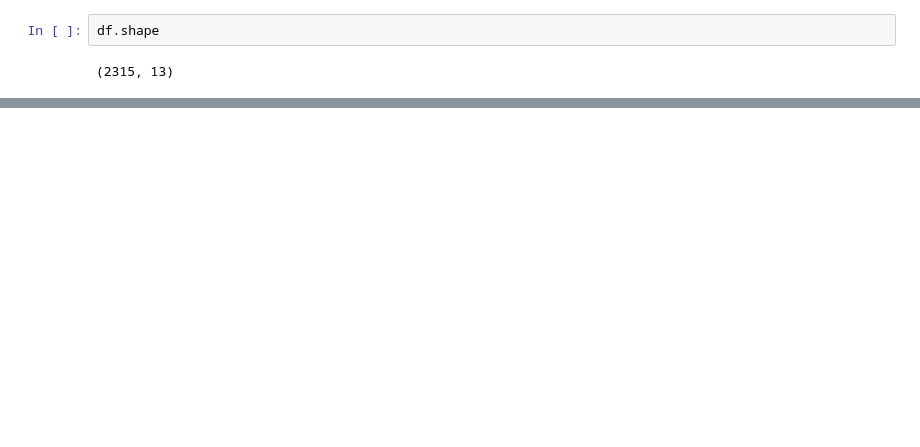
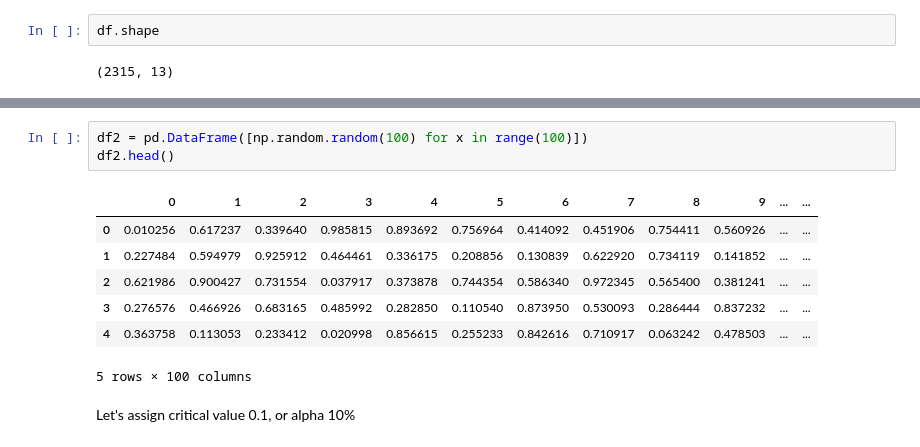
Before and after one commit to smeteo/Applied-DS-with-Python, a Jupyter notebook: Week4_Basic_Stats.ipynb, the cells around one changed output, grey strips where cells are left out. Drawn from its saved outputs; the diff is of its cells as text; blank space fills up the shorter version.

```diff
--- a/Week4_Basic_Stats.ipynb
+++ b/Week4_Basic_Stats.ipynb
@@ -20,0 +90,13 @@ df.shape
+# %%
+df2 = pd.DataFrame([np.random.random(100) for x in range(100)])
+df2.head()
+# %% [output]
+|  | 0 | 1 | 2 | 3 | 4 | 5 | 6 | 7 | 8 | 9 | ... | ... |
+| 0 | 0.010256 | 0.617237 | 0.339640 | 0.985815 | 0.893692 | 0.756964 | 0.414092 | 0.451906 | 0.754411 | 0.560926 | ... | ... |
+| 1 | 0.227484 | 0.594979 | 0.925912 | 0.464461 | 0.336175 | 0.208856 | 0.130839 | 0.622920 | 0.734119 | 0.141852 | ... | ... |
+| 2 | 0.621986 | 0.900427 | 0.731554 | 0.037917 | 0.373878 | 0.744354 | 0.586340 | 0.972345 | 0.565400 | 0.381241 | ... | ... |
+| 3 | 0.276576 | 0.466926 | 0.683165 | 0.485992 | 0.282850 | 0.110540 | 0.873950 | 0.530093 | 0.286444 | 0.837232 | ... | ... |
+| 4 | 0.363758 | 0.113053 | 0.233412 | 0.020998 | 0.856615 | 0.255233 | 0.842616 | 0.710917 | 0.063242 | 0.478503 | ... | ... |
+5 rows × 100 columns
+# %% [markdown]
+Let's assign critical value 0.1, or alpha 10%
```
Also changed, not shown: parts of 15 cells of this notebook, 6 other files.
